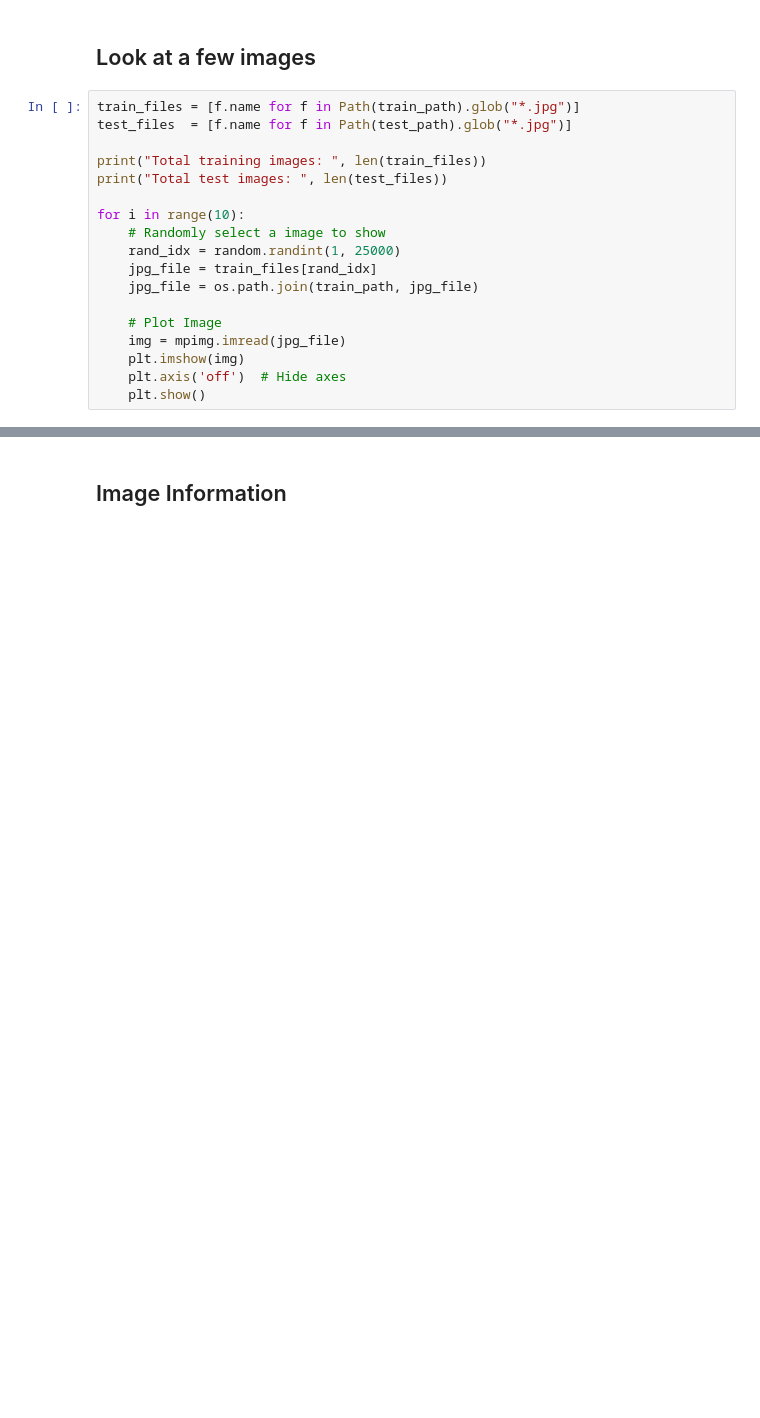
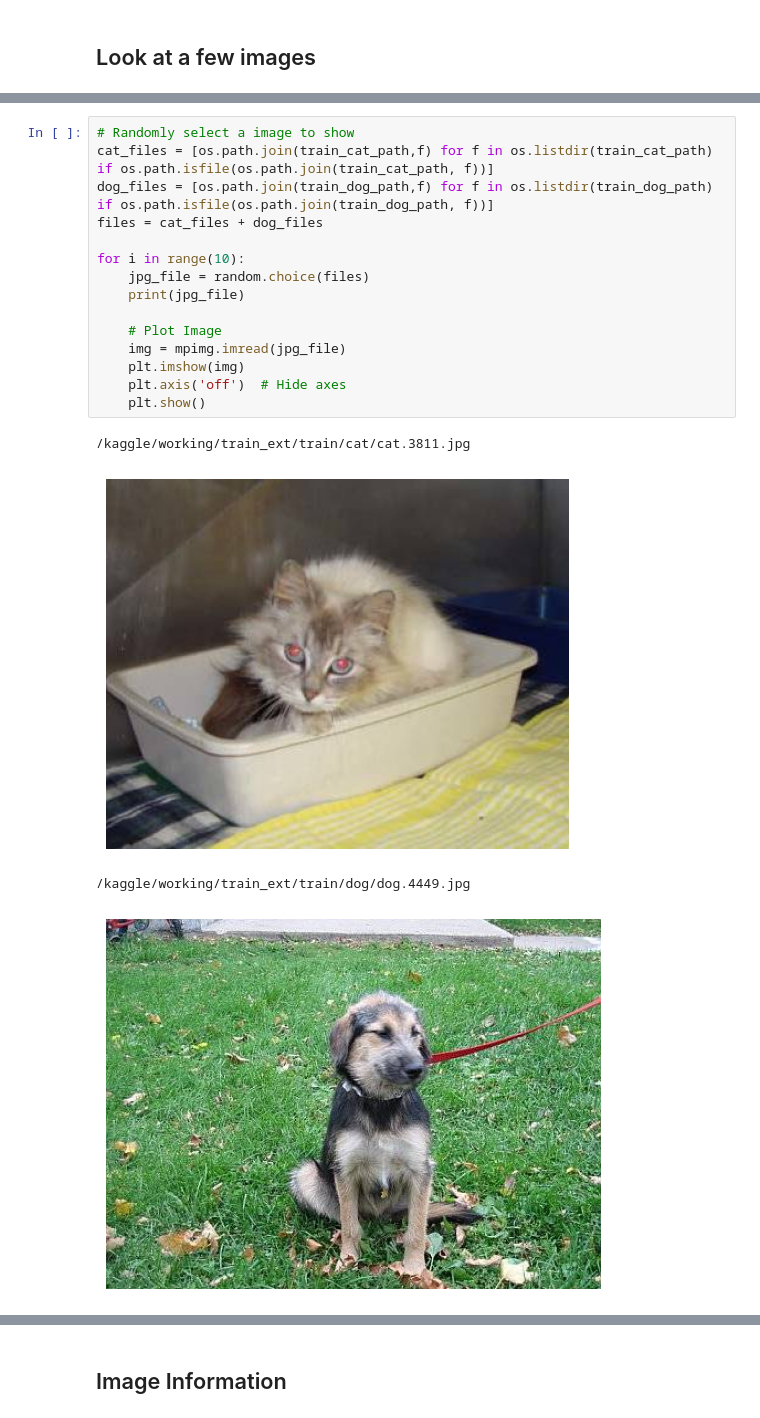
Before and after one commit to anamkhan12345/AnamKhan, a Jupyter notebook: cat_dog_CNN.ipynb, the cells around one changed output, grey strips where cells are left out. Saved outputs shown, nothing was run; the diff lists cells and outputs as text; blank space fills up the shorter version.

```diff
--- a/cat_dog_CNN.ipynb
+++ b/cat_dog_CNN.ipynb
@@ -73,20 +106,2 @@ Extracted to:  ./test_ext
 # %% [markdown]
 ## Look at a few images
-# %%
-train_files = [f.name for f in Path(train_path).glob("*.jpg")]
-test_files  = [f.name for f in Path(test_path).glob("*.jpg")]
-
-print("Total training images: ", len(train_files))
-print("Total test images: ", len(test_files))
-
-for i in range(10):
-    # Randomly select a image to show
-    rand_idx = random.randint(1, 25000)
-    jpg_file = train_files[rand_idx]
-    jpg_file = os.path.join(train_path, jpg_file)
-
-    # Plot Image
-    img = mpimg.imread(jpg_file)
-    plt.imshow(img)
-    plt.axis('off')  # Hide axes
-    plt.show()
@@ -105,0 +108,20 @@ Total test images:  12500
+# %%
+# Randomly select a image to show
+cat_files = [os.path.join(train_cat_path,f) for f in os.listdir(train_cat_path) if os.path.isfile(os.path.join(train_cat_path, f))]
+dog_files = [os.path.join(train_dog_path,f) for f in os.listdir(train_dog_path) if os.path.isfile(os.path.join(train_dog_path, f))]
+files = cat_files + dog_files
+
+for i in range(10):
+    jpg_file = random.choice(files)
+    print(jpg_file)
+
+    # Plot Image
+    img = mpimg.imread(jpg_file)
+    plt.imshow(img)
+    plt.axis('off')  # Hide axes
+    plt.show()
+# %% [output]
+/kaggle/working/train_ext/train/cat/cat.3811.jpg
+[figure, added]
+/kaggle/working/train_ext/train/dog/dog.4449.jpg
+[figure, added]
```
Also changed, not shown: parts of 17 cells of this notebook.
